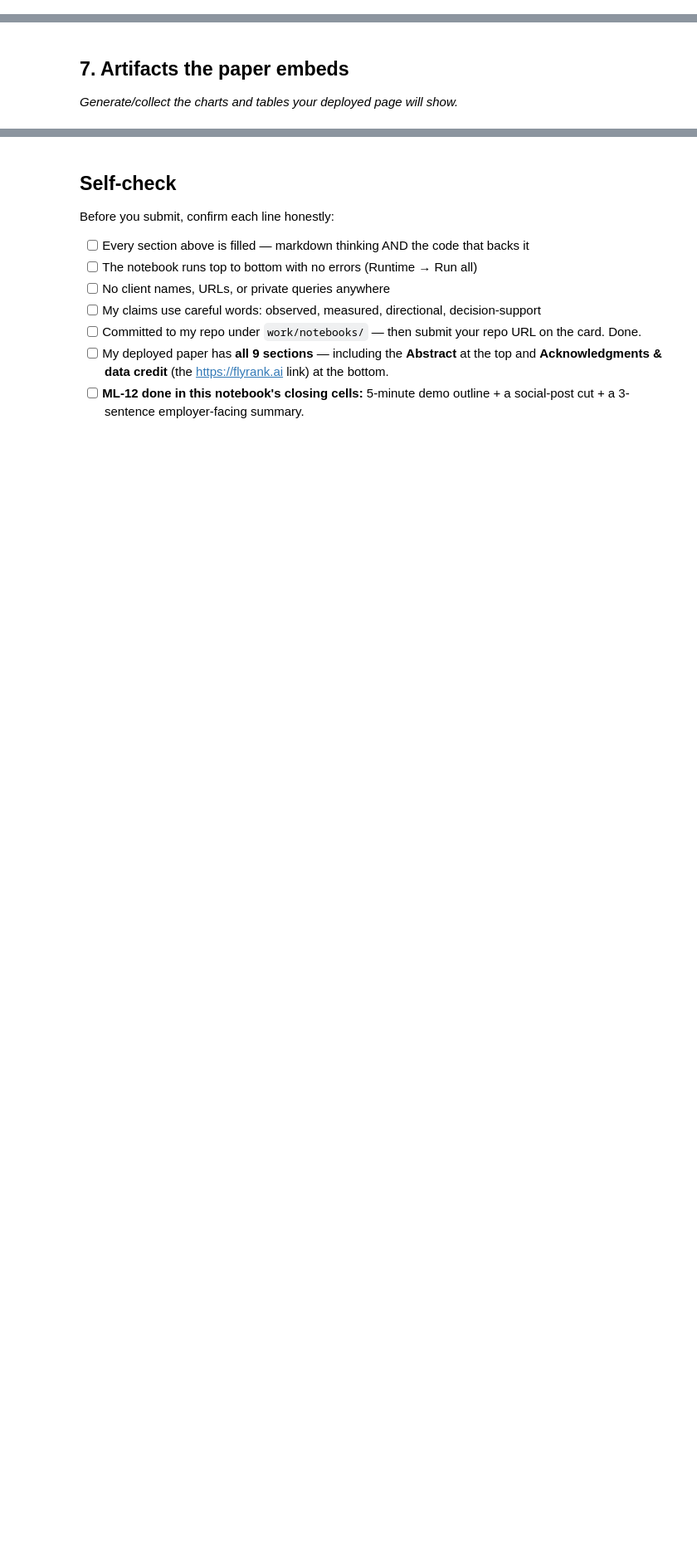
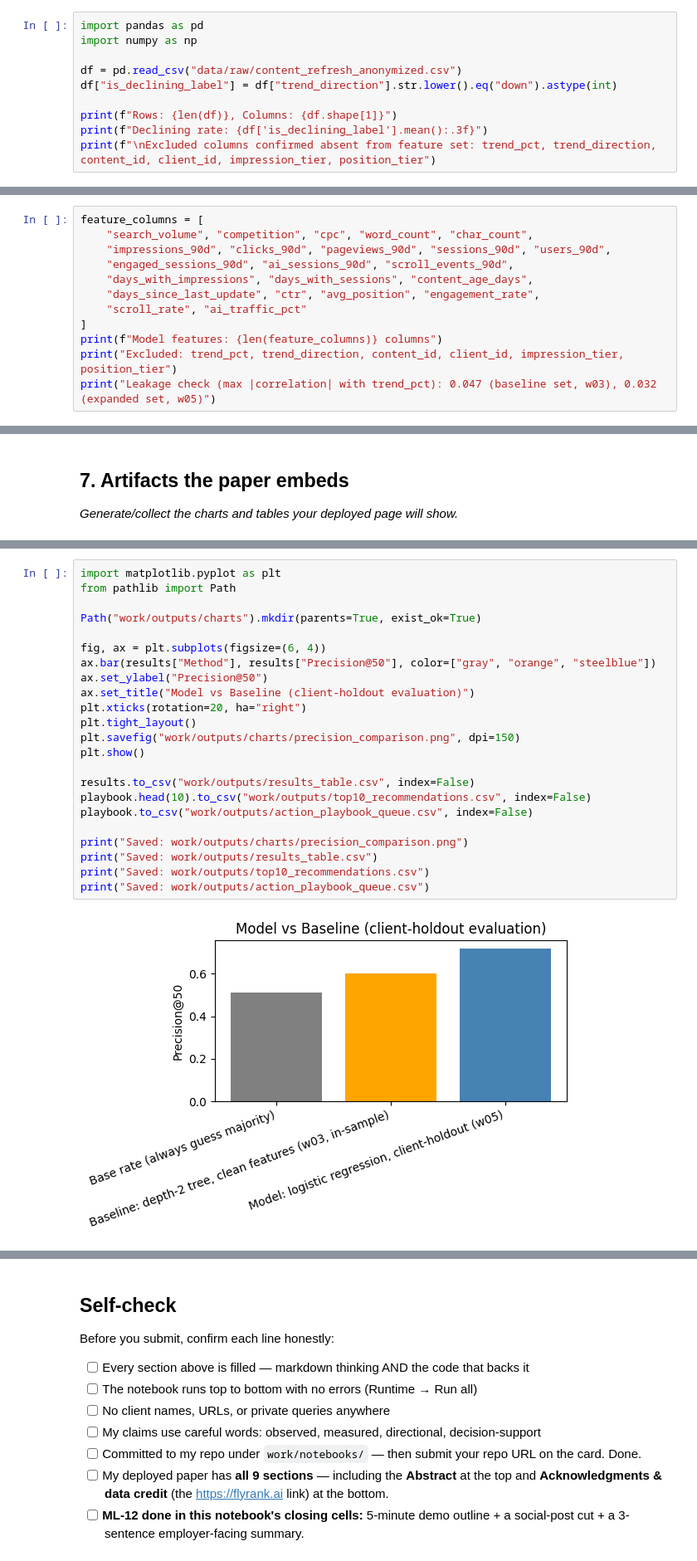
Before and after one commit to MuhammadJawadFasih/flyrank-ml-internship, a Jupyter notebook: work/notebooks/capstone.ipynb, the cells around one changed output, grey strips where cells are left out. Shown at 83% size. Cells and saved outputs as stored; diff of their text form; blank space fills up the shorter version.

```diff
--- a/work/notebooks/capstone.ipynb
+++ b/work/notebooks/capstone.ipynb
@@ -16,0 +54,10 @@ This skeleton is yours to fill. Work the sections **in order** — each one has
+# %%
+import pandas as pd
+import numpy as np
+
+df = pd.read_csv("data/raw/content_refresh_anonymized.csv")
+df["is_declining_label"] = df["trend_direction"].str.lower().eq("down").astype(int)
+
+print(f"Rows: {len(df)}, Columns: {df.shape[1]}")
+print(f"Declining rate: {df['is_declining_label'].mean():.3f}")
+print(f"\nExcluded columns confirmed absent from feature set: trend_pct, trend_direction, content_id, client_id, impression_tier, position_tier")
@@ -20,0 +85,12 @@ This skeleton is yours to fill. Work the sections **in order** — each one has
+# %%
+feature_columns = [
+    "search_volume", "competition", "cpc", "word_count", "char_count",
+    "impressions_90d", "clicks_90d", "pageviews_90d", "sessions_90d", "users_90d",
+    "engaged_sessions_90d", "ai_sessions_90d", "scroll_events_90d",
+    "days_with_impressions", "days_with_sessions", "content_age_days",
+    "days_since_last_update", "ctr", "avg_position", "engagement_rate",
+    "scroll_rate", "ai_traffic_pct"
+]
+print(f"Model features: {len(feature_columns)} columns")
+print("Excluded: trend_pct, trend_direction, content_id, client_id, impression_tier, position_tier")
+print("Leakage check (max |correlation| with trend_pct): 0.047 (baseline set, w03), 0.032 (expanded set, w05)")
@@ -36,0 +243,25 @@ This skeleton is yours to fill. Work the sections **in order** — each one has
+# %%
+import matplotlib.pyplot as plt
+from pathlib import Path
+
+Path("work/outputs/charts").mkdir(parents=True, exist_ok=True)
+
+fig, ax = plt.subplots(figsize=(6, 4))
+ax.bar(results["Method"], results["Precision@50"], color=["gray", "orange", "steelblue"])
+ax.set_ylabel("Precision@50")
+ax.set_title("Model vs Baseline (client-holdout evaluation)")
+plt.xticks(rotation=20, ha="right")
+plt.tight_layout()
+plt.savefig("work/outputs/charts/precision_comparison.png", dpi=150)
+plt.show()
+
+results.to_csv("work/outputs/results_table.csv", index=False)
+playbook.head(10).to_csv("work/outputs/top10_recommendations.csv", index=False)
+playbook.to_csv("work/outputs/action_playbook_queue.csv", index=False)
+
+print("Saved: work/outputs/charts/precision_comparison.png")
+print("Saved: work/outputs/results_table.csv")
+print("Saved: work/outputs/top10_recommendations.csv")
+print("Saved: work/outputs/action_playbook_queue.csv")
+# %% [output]
+[figure, added]
```
Also changed, not shown: parts of 14 cells of this notebook.
